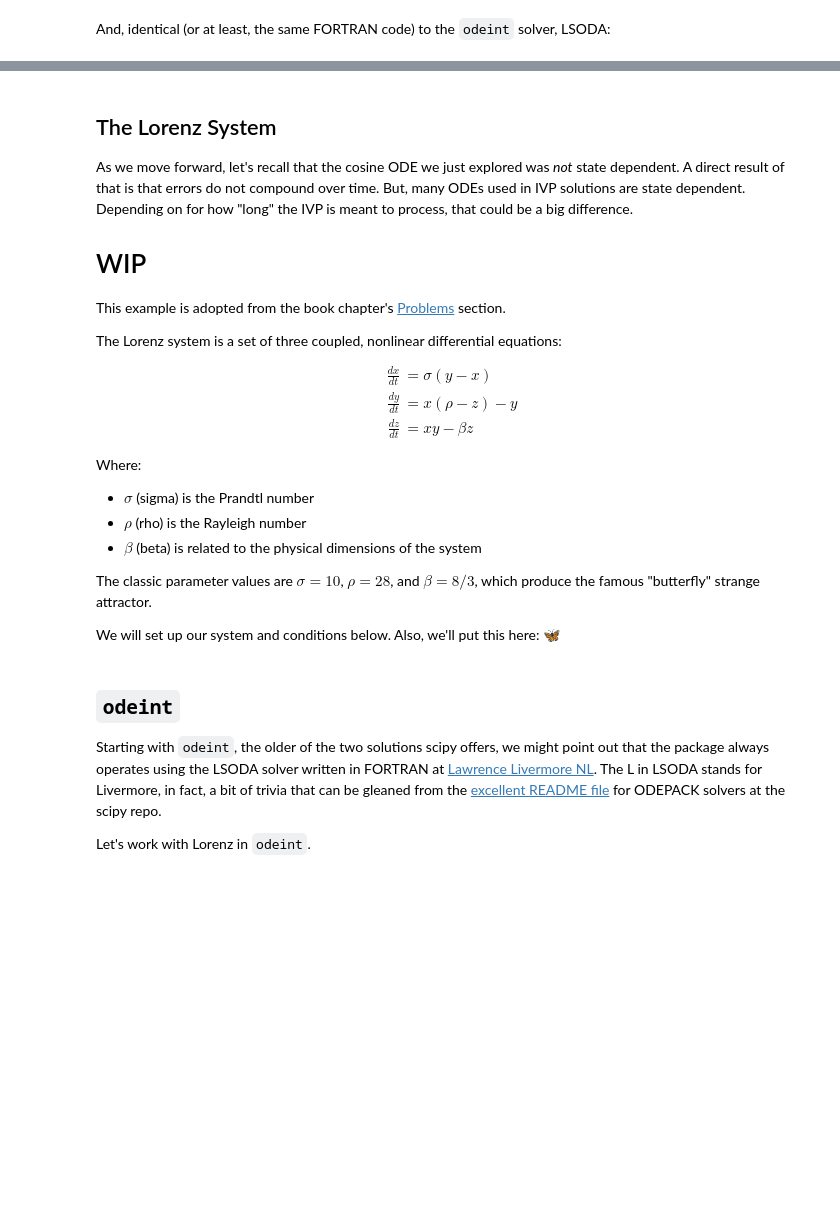
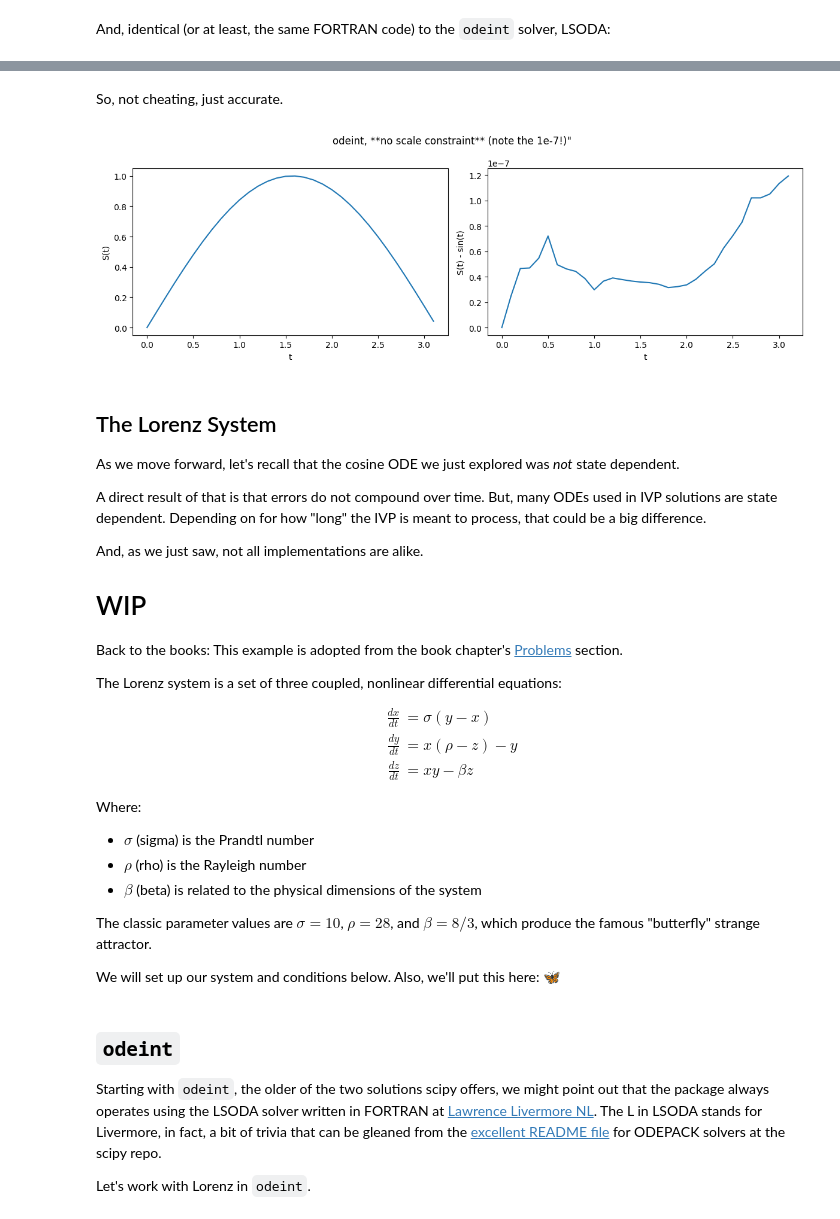
Before and after one commit to peterdresslar/scipy-differential, a Jupyter notebook: ScipyDifferential.ipynb, the cells around one changed output, grey strips where cells are left out. Cells and saved outputs as stored; diff of their text form; code cells hidden in the pictures; blank space fills up the shorter version.

```diff
--- a/ScipyDifferential.ipynb
+++ b/ScipyDifferential.ipynb
@@ -173,11 +235,32 @@ Speaking of `odeint`, we're ready to check it out.
+# %% [markdown]
+So, not cheating, just accurate.
+# %%
+plt.figure(figsize = (12, 4))
+plt.suptitle('odeint, **no scale constraint** (note the 1e-7!)')
+plt.subplot(121)
+plt.plot(t_eval, solution_odeint[:,0])
+plt.xlabel('t')
+plt.ylabel('S(t)')
+plt.subplot(122)
+plt.plot(t_eval, solution_odeint[:,0] - np.sin(t_eval))
+plt.xlabel('t')
+plt.ylabel('S(t) - sin(t)')
+plt.tight_layout()
+plt.show()
+# %% [output]
+[figure, added]
 # %% [markdown]
 ## The Lorenz System
 
-As we move forward, let's recall that the cosine ODE we just explored was *not* state dependent. A direct result of that is that errors do not compound over time. But, many ODEs used in IVP solutions are state dependent. Depending on for how "long" the IVP is meant to process, that could be a big difference.
+As we move forward, let's recall that the cosine ODE we just explored was *not* state dependent.
+
+A direct result of that is that errors do not compound over time. But, many ODEs used in IVP solutions are state dependent. Depending on for how "long" the IVP is meant to process, that could be a big difference.
+
+And, as we just saw, not all implementations are alike.
 
 # WIP
 
-This example is adopted from the book chapter's [Problems](https://pythonnumericalmethods.studentorg.berkeley.edu/notebooks/chapter22.08-Summary-and-Problems.html#problems) section.
+Back to the books: This example is adopted from the book chapter's [Problems](https://pythonnumericalmethods.studentorg.berkeley.edu/notebooks/chapter22.08-Summary-and-Problems.html#problems) section.
 
 The Lorenz system is a set of three coupled, nonlinear differential equations:
 
```
Also changed, not shown: parts of 12 cells of this notebook.
